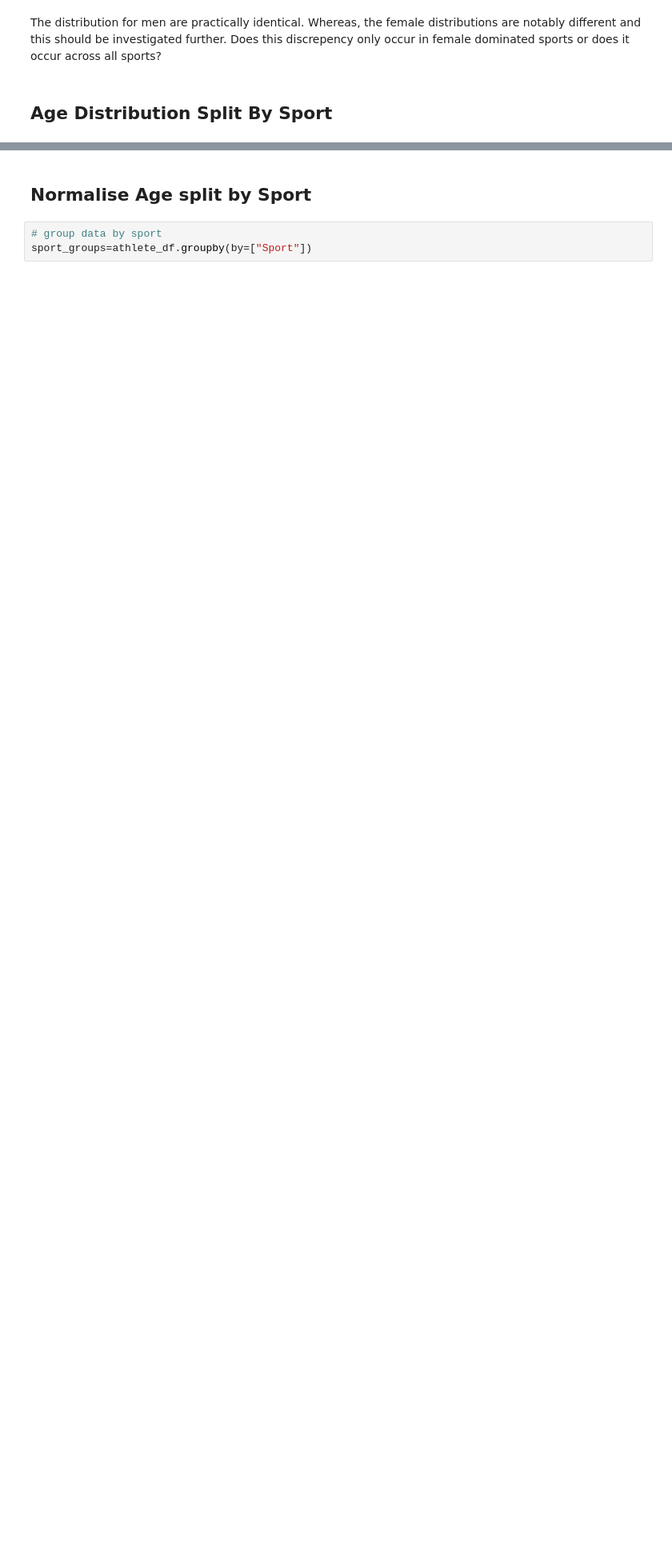
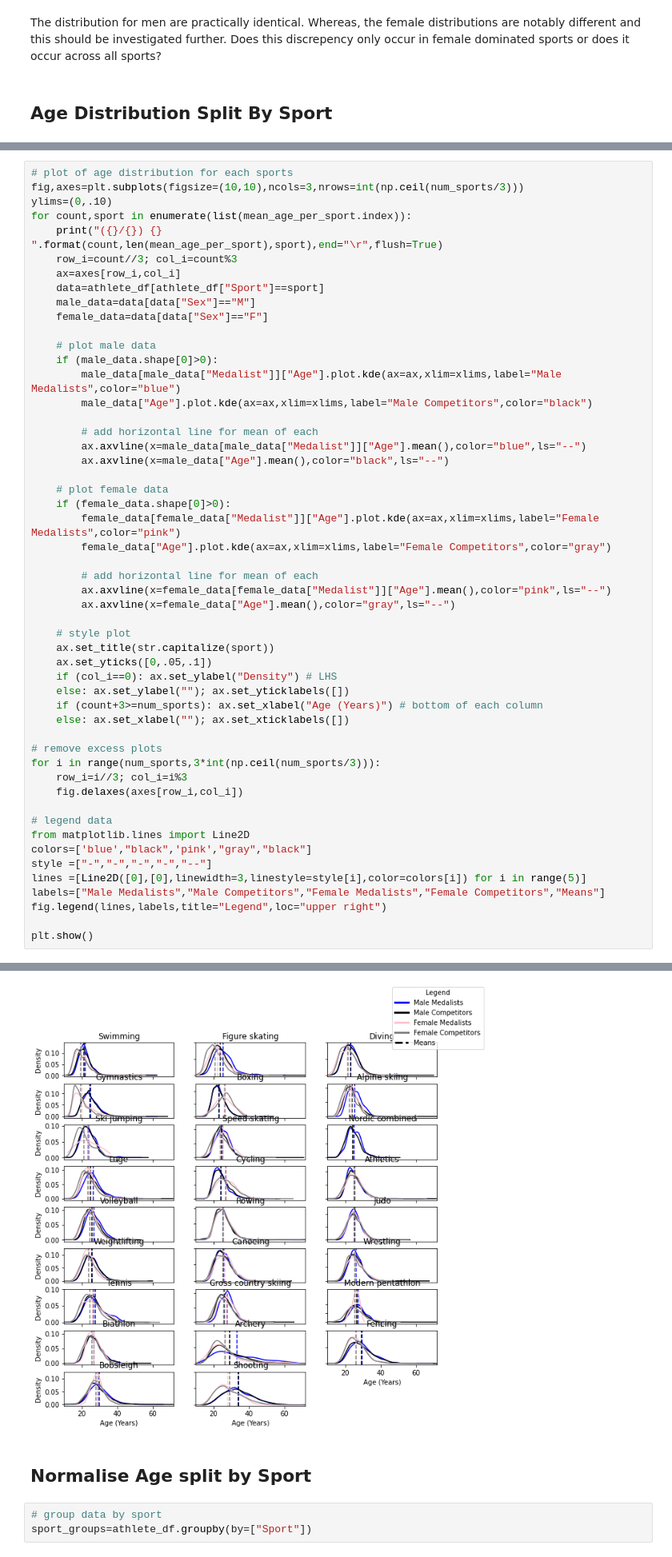
Before and after one commit to dajhutchinson/Olympic-Analysis, a Jupyter notebook: OlympicAgeAnalysis.ipynb, the cells around one changed output, grey strips where cells are left out. Shown at 80% size. Cells and saved outputs as stored; diff of their text form; blank space fills up the shorter version.

Commit message:
Plot of age distribution by sport & sex

```diff
--- a/OlympicAgeAnalysis.ipynb
+++ b/OlympicAgeAnalysis.ipynb
@@ -294,0 +299,53 @@ plt.show()
+# %%
+# plot of age distribution for each sports
+fig,axes=plt.subplots(figsize=(10,10),ncols=3,nrows=int(np.ceil(num_sports/3)))
+ylims=(0,.10)
+for count,sport in enumerate(list(mean_age_per_sport.index)):
+    print("({}/{}) {}                ".format(count,len(mean_age_per_sport),sport),end="\r",flush=True)
+    row_i=count//3; col_i=count%3
+    ax=axes[row_i,col_i]
+    data=athlete_df[athlete_df["Sport"]==sport]
+    male_data=data[data["Sex"]=="M"]
+    female_data=data[data["Sex"]=="F"]
+
+    # plot male data
+    if (male_data.shape[0]>0):
+        male_data[male_data["Medalist"]]["Age"].plot.kde(ax=ax,xlim=xlims,label="Male Medalists",color="blue")
+        male_data["Age"].plot.kde(ax=ax,xlim=xlims,label="Male Competitors",color="black")
+
+        # add horizontal line for mean of each
+        ax.axvline(x=male_data[male_data["Medalist"]]["Age"].mean(),color="blue",ls="--")
+        ax.axvline(x=male_data["Age"].mean(),color="black",ls="--")
+
+    # plot female data
+    if (female_data.shape[0]>0):
+        female_data[female_data["Medalist"]]["Age"].plot.kde(ax=ax,xlim=xlims,label="Female Medalists",color="pink")
+        female_data["Age"].plot.kde(ax=ax,xlim=xlims,label="Female Competitors",color="gray")
+
+        # add horizontal line for mean of each
+        ax.axvline(x=female_data[female_data["Medalist"]]["Age"].mean(),color="pink",ls="--")
+        ax.axvline(x=female_data["Age"].mean(),color="gray",ls="--")
+
+    # style plot
+    ax.set_title(str.capitalize(sport))
+    ax.set_yticks([0,.05,.1])
+    if (col_i==0): ax.set_ylabel("Density") # LHS
+    else: ax.set_ylabel(""); ax.set_yticklabels([])
+    if (count+3>=num_sports): ax.set_xlabel("Age (Years)") # bottom of each column
+    else: ax.set_xlabel(""); ax.set_xticklabels([])
+
+# remove excess plots
+for i in range(num_sports,3*int(np.ceil(num_sports/3))):
+    row_i=i//3; col_i=i%3
+    fig.delaxes(axes[row_i,col_i])
+
+# legend data
+from matplotlib.lines import Line2D
+colors=['blue',"black",'pink',"gray","black"]
+style =["-","-","-","-","--"]
+lines =[Line2D([0],[0],linewidth=3,linestyle=style[i],color=colors[i]) for i in range(5)]
+labels=["Male Medalists","Male Competitors","Female Medalists","Female Competitors","Means"]
+fig.legend(lines,labels,title="Legend",loc="upper right")
+
+plt.show()
+# %% [output]
@@ -295,3 +353,4 @@ plt.show()
+[figure, added]
 # %% [markdown]
 ## Normalise Age split by Sport
 # %%
```
Also changed, not shown: parts of 6 cells of this notebook.
